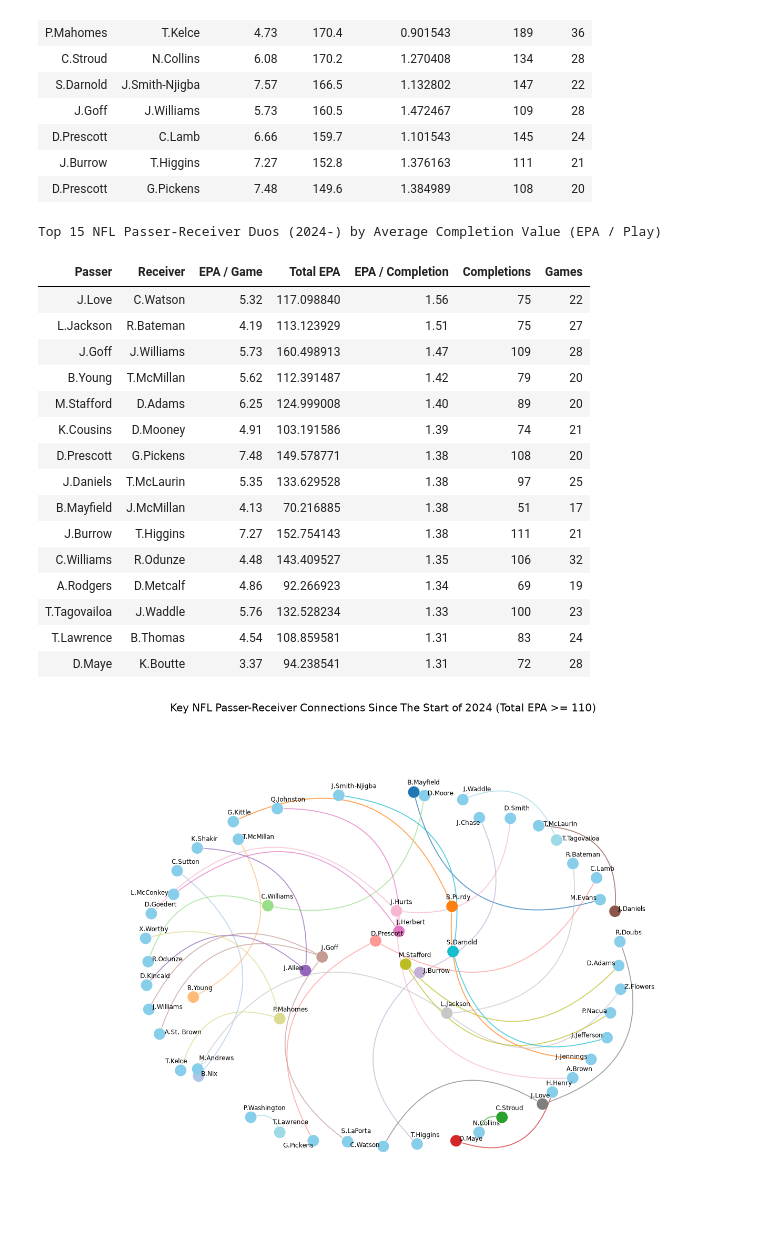
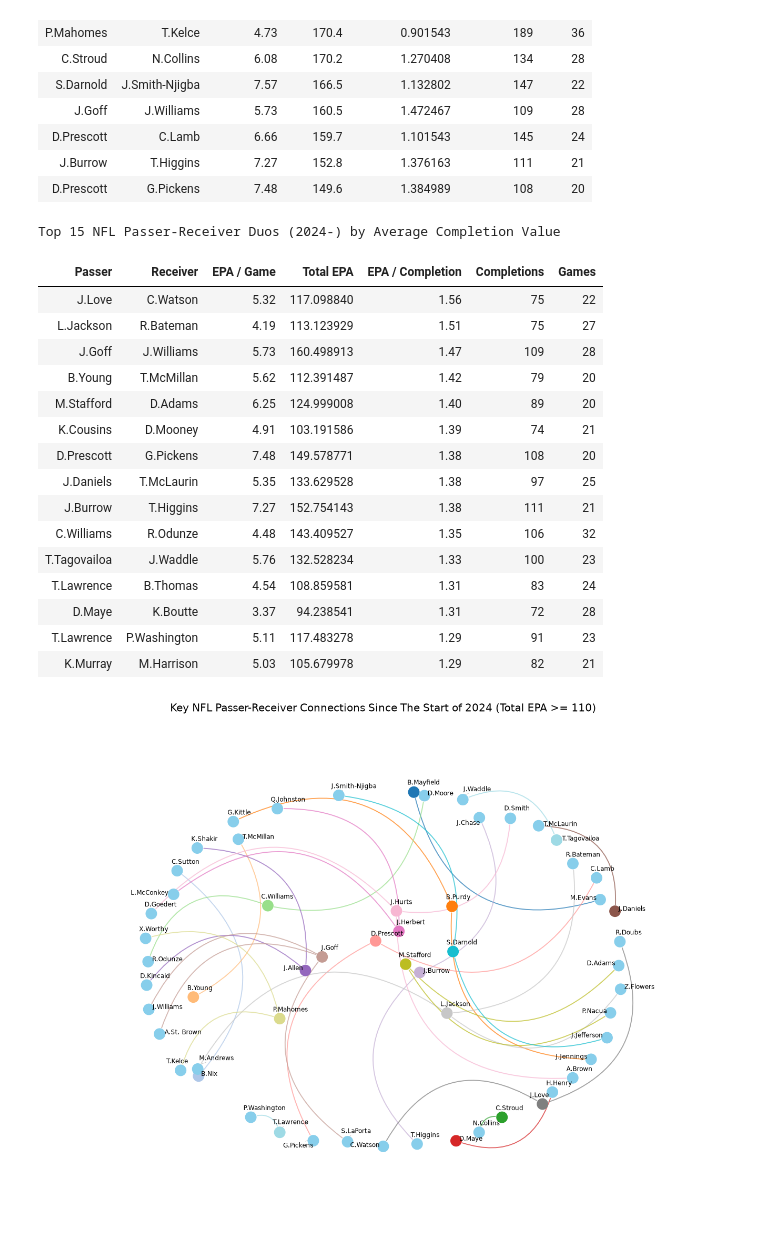
Before and after one commit to smclean2/NFL-Passing-Network-Analysis-Repository, a Jupyter notebook: Sean M - INST414 - Module 1.ipynb, the cells around one changed output. Saved outputs shown, nothing was run; the diff lists cells and outputs as text; code cells hidden in the pictures.

```diff
--- a/Sean M - INST414 - Module 1.ipynb
+++ b/Sean M - INST414 - Module 1.ipynb
@@ -68,7 +67,7 @@ print(f"Passer-Receiver Edges: {G.number_of_edges()}")
 Active Player Nodes: 164
 Passer-Receiver Edges: 145
 # %%
-# 7. Identify true QBs (players with at least 10 pass completions in the dataset)
+# 8. Identify true QBs (players with at least 10 pass completions in the dataset)
 qb_completions = df[
     (df['play_type'] == 'pass') &
     (df['complete_pass'] == 1)
@@ -76,7 +75,7 @@ qb_completions = df[
 
 primary_qbs = set(qb_completions[qb_completions >= 10].index)
 
-# 8. Extract edge data with guaranteed Passer -> Receiver orientation
+# 9. Extract edge data with guaranteed Passer -> Receiver orientation
 edges_data = []
 for u, v, d in G.edges(data=True):
     # If 'v' is a primary QB and 'u' is not, swap so QB is always listed under 'Passer'
@@ -97,6 +96,7 @@ for u, v, d in G.edges(data=True):
     })
 
 results_df = pd.DataFrame(edges_data)
+results_df = results_df[results_df['Games'] >= 20] # Filter for minimum games played (e.g., Games >= 20)
 
 pd.set_option('display.width', 1000)
 pd.set_option('display.max_columns', None)
@@ -227,7 +227,7 @@ Top 15 NFL Passer-Receiver Duos (2024-) by Cumulative Value (Total EPA)
 | J.Burrow | T.Higgins | 7.27 | 152.8 | 1.376163 | 111 | 21 |
 | D.Prescott | G.Pickens | 7.48 | 149.6 | 1.384989 | 108 | 20 |
 # %%
-# 11. Generate third output table
+# 12. Generate third output table
 play_efficiency = results_df.sort_values(by='Mean_EPA', ascending=False).head(15)[
     ['Passer', 'Receiver', 'EPA_Per_Game', 'Total_EPA', 'Mean_EPA', 'Completions', 'Games']
 ].rename(columns={
@@ -244,7 +244,7 @@ play_efficiency = results_df.sort_values(by='Mean_EPA', ascending=False).head(15
         'Games': '{:d}'
     })
     .background_gradient(subset=['EPA / Completion'], cmap='YlGn')
-    .set_caption("Top 15 NFL Passer-Receiver Duos (2024-) by  Average Completion Value (EPA / Play)")
+    .set_caption("Top 15 NFL Passer-Receiver Duos (2024-) by  Average Completion Value")
     .hide(axis='index')
     .set_properties(**{
         'padding': '4px 10px',
@@ -254,39 +254,39 @@ play_efficiency = results_df.sort_values(by='Mean_EPA', ascending=False).head(15
     })
     .set_table_styles([
         {'selector': 'caption', 'props': [
             ('caption-side', 'top'),
             ('font-size', '14px'),
             ('font-weight', 'bold'),
             ('text-align', 'left'),
             ('padding-bottom', '6px'),
             ('color', '#333333')
         ]},
         {'selector': 'th', 'props': [
             ('padding', '6px 10px'),
             ('text-align', 'center'),
             ('font-weight', 'bold'),
             ('font-size', '12px'),
             ('background-color', '#f8f9fa'),
             ('border-bottom', '2px solid #cccccc')
         ]}
     ])
 )
 # %% [output]
-Top 15 NFL Passer-Receiver Duos (2024-) by Average Completion Value (EPA / Play)
+Top 15 NFL Passer-Receiver Duos (2024-) by Average Completion Value
 | Passer | Receiver | EPA / Game | Total EPA | EPA / Completion | Completions | Games |
 | J.Love | C.Watson | 5.32 | 117.098840 | 1.56 | 75 | 22 |
 | L.Jackson | R.Bateman | 4.19 | 113.123929 | 1.51 | 75 | 27 |
 | J.Goff | J.Williams | 5.73 | 160.498913 | 1.47 | 109 | 28 |
 | B.Young | T.McMillan | 5.62 | 112.391487 | 1.42 | 79 | 20 |
 | M.Stafford | D.Adams | 6.25 | 124.999008 | 1.40 | 89 | 20 |
 | K.Cousins | D.Mooney | 4.91 | 103.191586 | 1.39 | 74 | 21 |
 | D.Prescott | G.Pickens | 7.48 | 149.578771 | 1.38 | 108 | 20 |
 | J.Daniels | T.McLaurin | 5.35 | 133.629528 | 1.38 | 97 | 25 |
-| B.Mayfield | J.McMillan | 4.13 | 70.216885 | 1.38 | 51 | 17 |
 | J.Burrow | T.Higgins | 7.27 | 152.754143 | 1.38 | 111 | 21 |
 | C.Williams | R.Odunze | 4.48 | 143.409527 | 1.35 | 106 | 32 |
-| A.Rodgers | D.Metcalf | 4.86 | 92.266923 | 1.34 | 69 | 19 |
 | T.Tagovailoa | J.Waddle | 5.76 | 132.528234 | 1.33 | 100 | 23 |
 | T.Lawrence | B.Thomas | 4.54 | 108.859581 | 1.31 | 83 | 24 |
 | D.Maye | K.Boutte | 3.37 | 94.238541 | 1.31 | 72 | 28 |
+| T.Lawrence | P.Washington | 5.11 | 117.483278 | 1.29 | 91 | 23 |
+| K.Murray | M.Harrison | 5.03 | 105.679978 | 1.29 | 82 | 21 |
 # %%
```
Also changed, not shown: parts of 4 cells of this notebook.
